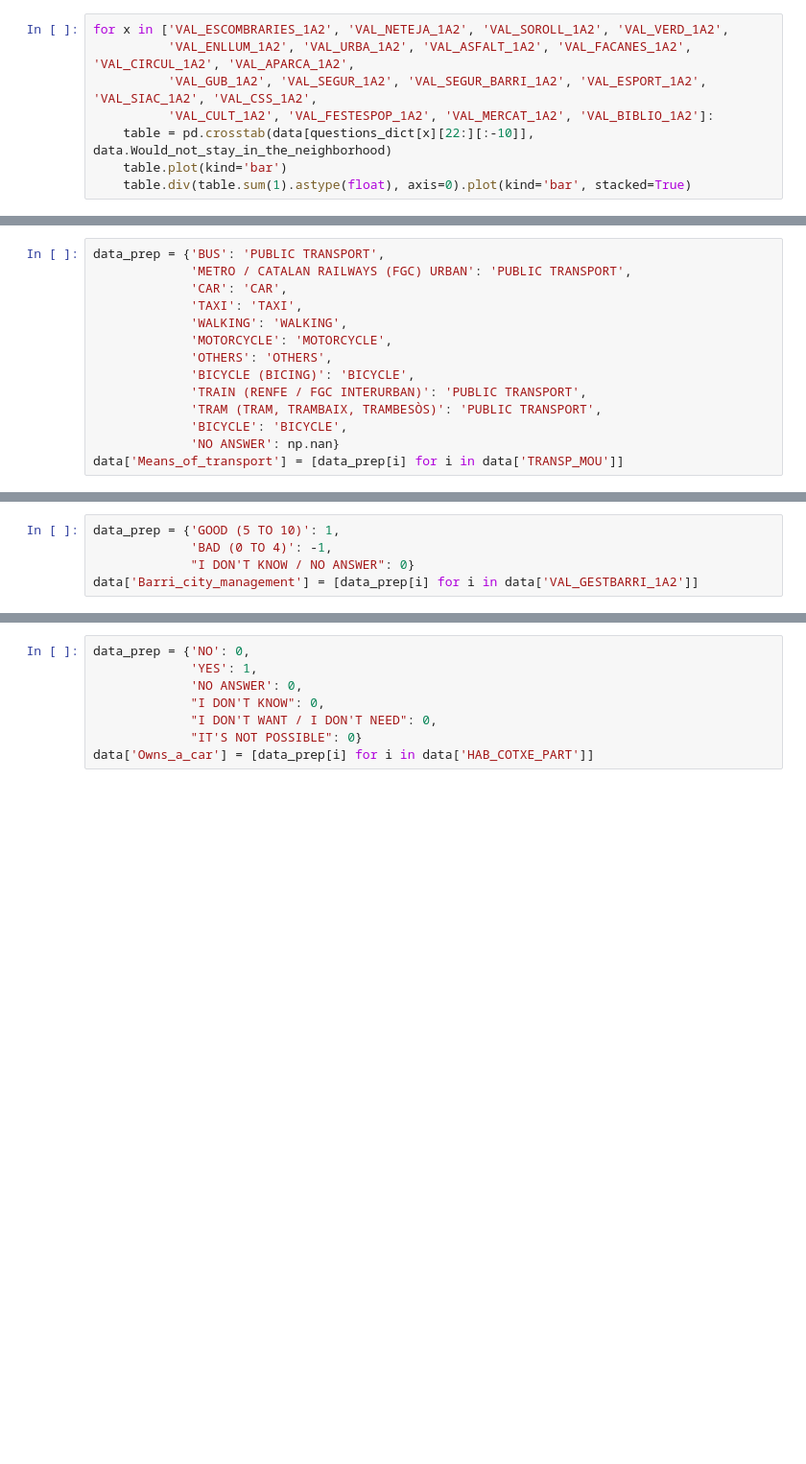
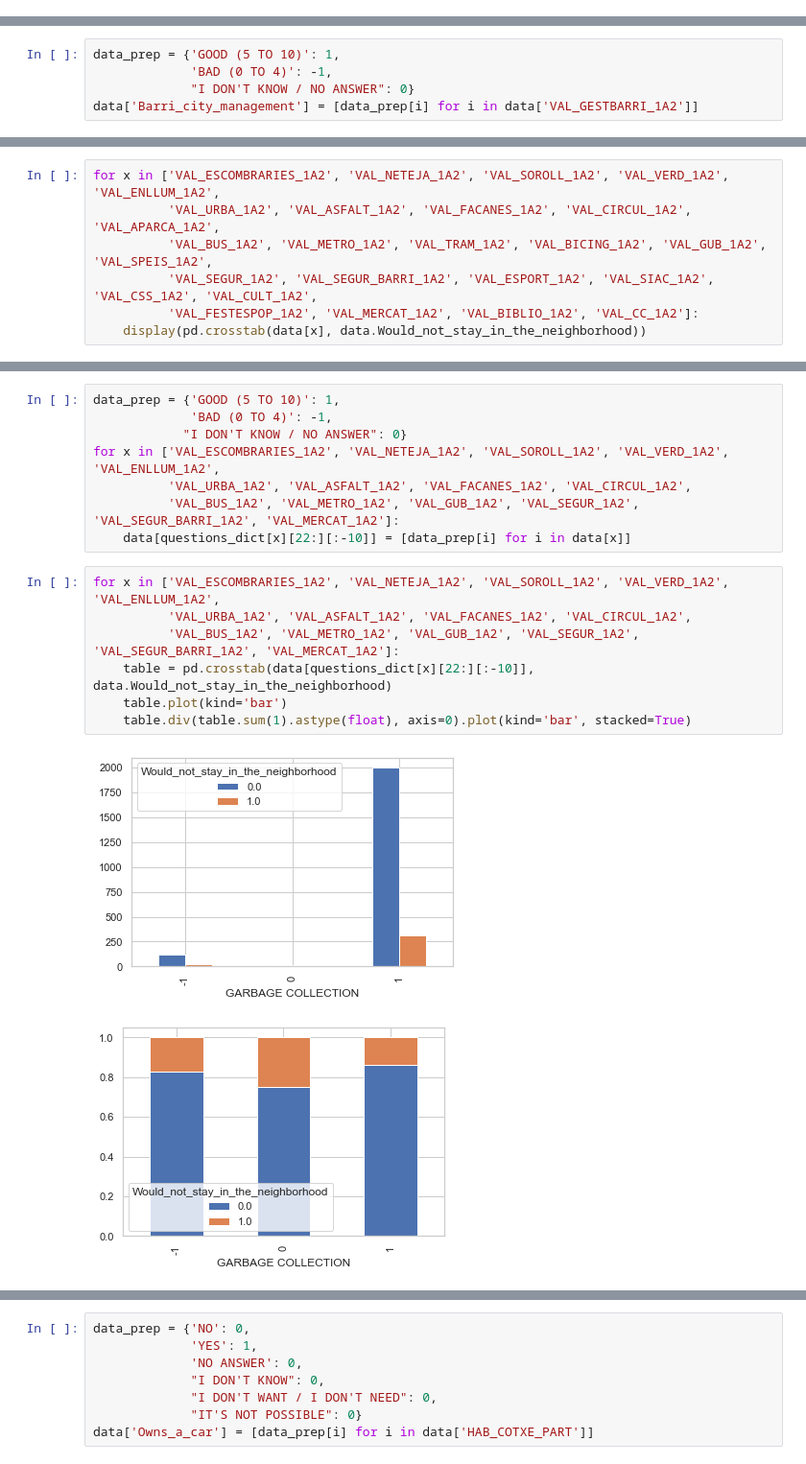
Before and after one commit to abednarczuk/MasterThesis, a Jupyter notebook: 01_Survey_data_EDA.ipynb, the cells around one changed output, grey strips where cells are left out. Shown at 96% size. Cells and saved outputs as stored; diff of their text form; blank space fills up the shorter version.

```diff
--- a/01_Survey_data_EDA.ipynb
+++ b/01_Survey_data_EDA.ipynb
@@ -655,8 +977,0 @@ for x in ['VAL_ESCOMBRARIES_1A2', 'VAL_NETEJA_1A2', 'VAL_SOROLL_1A2', 'VAL_VERD_
-# %%
-for x in ['VAL_ESCOMBRARIES_1A2', 'VAL_NETEJA_1A2', 'VAL_SOROLL_1A2', 'VAL_VERD_1A2',
-          'VAL_ENLLUM_1A2', 'VAL_URBA_1A2', 'VAL_ASFALT_1A2', 'VAL_FACANES_1A2', 'VAL_CIRCUL_1A2', 'VAL_APARCA_1A2',
-          'VAL_GUB_1A2', 'VAL_SEGUR_1A2', 'VAL_SEGUR_BARRI_1A2', 'VAL_ESPORT_1A2', 'VAL_SIAC_1A2', 'VAL_CSS_1A2',
-          'VAL_CULT_1A2', 'VAL_FESTESPOP_1A2', 'VAL_MERCAT_1A2', 'VAL_BIBLIO_1A2']:
-    table = pd.crosstab(data[questions_dict[x][22:][:-10]], data.Would_not_stay_in_the_neighborhood)
-    table.plot(kind='bar')
-    table.div(table.sum(1).astype(float), axis=0).plot(kind='bar', stacked=True)
@@ -670,14 +977,0 @@ data.TRANSP_MOU.unique()
-# %%
-data_prep = {'BUS': 'PUBLIC TRANSPORT',
-             'METRO / CATALAN RAILWAYS (FGC) URBAN': 'PUBLIC TRANSPORT',
-             'CAR': 'CAR',
-             'TAXI': 'TAXI',
-             'WALKING': 'WALKING',
-             'MOTORCYCLE': 'MOTORCYCLE',
-             'OTHERS': 'OTHERS',
-             'BICYCLE (BICING)': 'BICYCLE',
-             'TRAIN (RENFE / FGC INTERURBAN)': 'PUBLIC TRANSPORT',
-             'TRAM (TRAM, TRAMBAIX, TRAMBESÒS)': 'PUBLIC TRANSPORT',
-             'BICYCLE': 'BICYCLE',
-             'NO ANSWER': np.nan}
-data['Means_of_transport'] = [data_prep[i] for i in data['TRANSP_MOU']]
@@ -817,0 +1190,7 @@ table.div(table.sum(1).astype(float), axis=0).plot(kind='bar', stacked=True)
+# %%
+for x in ['VAL_ESCOMBRARIES_1A2', 'VAL_NETEJA_1A2', 'VAL_SOROLL_1A2', 'VAL_VERD_1A2', 'VAL_ENLLUM_1A2',
+          'VAL_URBA_1A2', 'VAL_ASFALT_1A2', 'VAL_FACANES_1A2', 'VAL_CIRCUL_1A2', 'VAL_APARCA_1A2',
+          'VAL_BUS_1A2', 'VAL_METRO_1A2', 'VAL_TRAM_1A2', 'VAL_BICING_1A2', 'VAL_GUB_1A2', 'VAL_SPEIS_1A2',
+          'VAL_SEGUR_1A2', 'VAL_SEGUR_BARRI_1A2', 'VAL_ESPORT_1A2', 'VAL_SIAC_1A2', 'VAL_CSS_1A2', 'VAL_CULT_1A2',
+          'VAL_FESTESPOP_1A2', 'VAL_MERCAT_1A2', 'VAL_BIBLIO_1A2', 'VAL_CC_1A2']:
+    display(pd.crosstab(data[x], data.Would_not_stay_in_the_neighborhood))
@@ -817,0 +1261,18 @@ table.div(table.sum(1).astype(float), axis=0).plot(kind='bar', stacked=True)
+# %%
+data_prep = {'GOOD (5 TO 10)': 1,
+             'BAD (0 TO 4)': -1,
+            "I DON'T KNOW / NO ANSWER": 0}
+for x in ['VAL_ESCOMBRARIES_1A2', 'VAL_NETEJA_1A2', 'VAL_SOROLL_1A2', 'VAL_VERD_1A2', 'VAL_ENLLUM_1A2',
+          'VAL_URBA_1A2', 'VAL_ASFALT_1A2', 'VAL_FACANES_1A2', 'VAL_CIRCUL_1A2',
+          'VAL_BUS_1A2', 'VAL_METRO_1A2', 'VAL_GUB_1A2', 'VAL_SEGUR_1A2', 'VAL_SEGUR_BARRI_1A2', 'VAL_MERCAT_1A2']:
+    data[questions_dict[x][22:][:-10]] = [data_prep[i] for i in data[x]]
+# %%
+for x in ['VAL_ESCOMBRARIES_1A2', 'VAL_NETEJA_1A2', 'VAL_SOROLL_1A2', 'VAL_VERD_1A2', 'VAL_ENLLUM_1A2',
+          'VAL_URBA_1A2', 'VAL_ASFALT_1A2', 'VAL_FACANES_1A2', 'VAL_CIRCUL_1A2',
+          'VAL_BUS_1A2', 'VAL_METRO_1A2', 'VAL_GUB_1A2', 'VAL_SEGUR_1A2', 'VAL_SEGUR_BARRI_1A2', 'VAL_MERCAT_1A2']:
+    table = pd.crosstab(data[questions_dict[x][22:][:-10]], data.Would_not_stay_in_the_neighborhood)
+    table.plot(kind='bar')
+    table.div(table.sum(1).astype(float), axis=0).plot(kind='bar', stacked=True)
+# %% [output]
+[figure, added]
+[figure, added]
```
Also changed, not shown: parts of 190 cells of this notebook, 1 other file.
